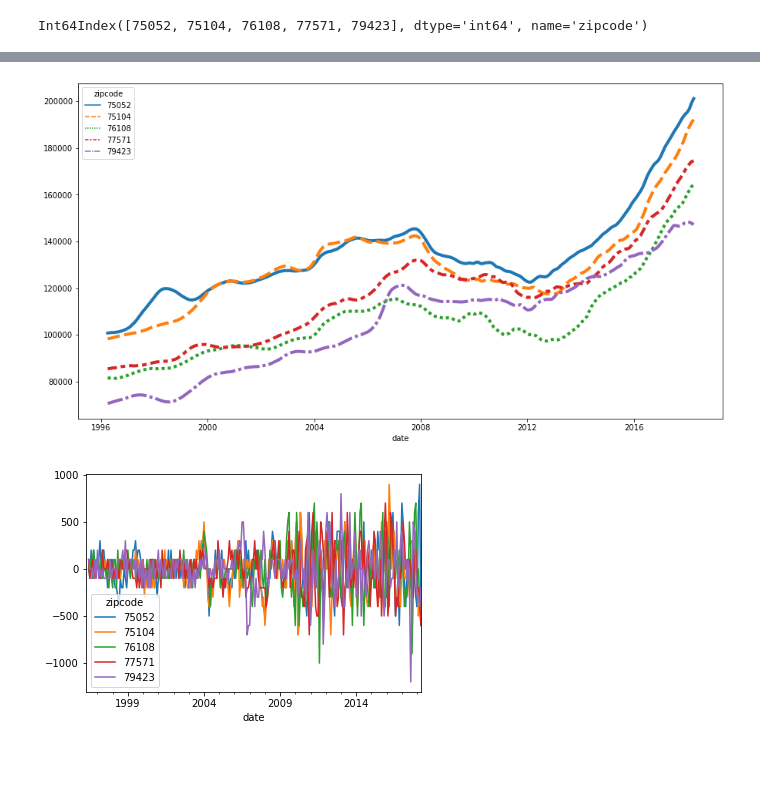
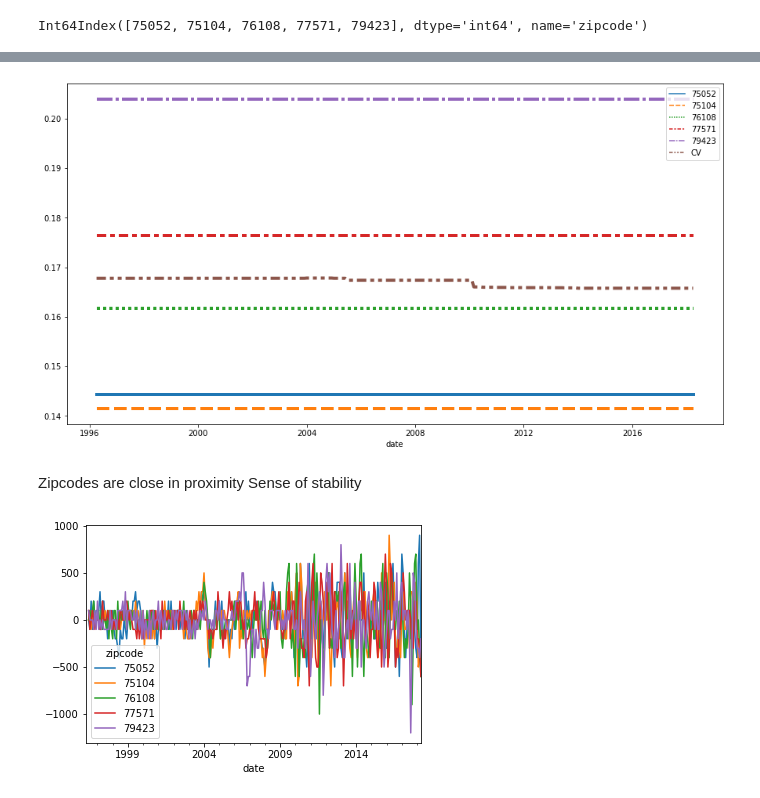
Before and after one commit to rhk48/zillow-time-series, a Jupyter notebook: seth_day_3.ipynb, the cells around one changed output, grey strips where cells are left out. Cells and saved outputs as stored; diff of their text form; code cells hidden in the pictures; blank space fills up the shorter version.

```diff
--- a/seth_day_3.ipynb
+++ b/seth_day_3.ipynb
@@ -404,0 +499,8 @@ Int64Index([75052, 75104, 76108, 77571, 79423], dtype='int64', name='zipcode')
+# %%
+df_merged_cv = df_merged[df_merged['zipcode'].isin(zipcodes)]
+# %%
+df_cv = pd.DataFrame(df_merged_cv[['zipcode','CV']], index = df_merged_cv.index)
+df_cv.reset_index(inplace=True)
+
+df_cv = df_cv.pivot('date', 'zipcode', 'CV')
+df_cv
@@ -404,0 +527,3 @@ Int64Index([75052, 75104, 76108, 77571, 79423], dtype='int64', name='zipcode')
+# %%
+df_merged_for_later_cv = df_merged_for_later.groupby('date').aggregate({'CV':'median'})
+df_merged_for_later_cv
@@ -404,0 +545,3 @@ Int64Index([75052, 75104, 76108, 77571, 79423], dtype='int64', name='zipcode')
+# %%
+all_df = df_cv.merge(df_merged_for_later_cv, left_index=True, right_index=True)
+all_df.rename(columns={'value': 'texas_cv'}, inplace=True)
@@ -405,10 +759,12 @@ Int64Index([75052, 75104, 76108, 77571, 79423], dtype='int64', name='zipcode')
 # %%
 fig, ax = plt.subplots()
-sns.lineplot(data=df_prices, linewidth=4)
+sns.lineplot(data=all_df, linewidth=4)
 fig.set_size_inches(15, 8);
-plt.savefig('images/5_zips')
 # %% [output]
-[figure, old version]
+[figure, new version]
+# %% [markdown]
+Zipcodes are close in proximity
+Sense of stability
 # %%
 df_diff = df_prices.diff().diff()
 df_diff.plot();
```
Also changed, not shown: parts of 37 cells of this notebook, 5 other files.
